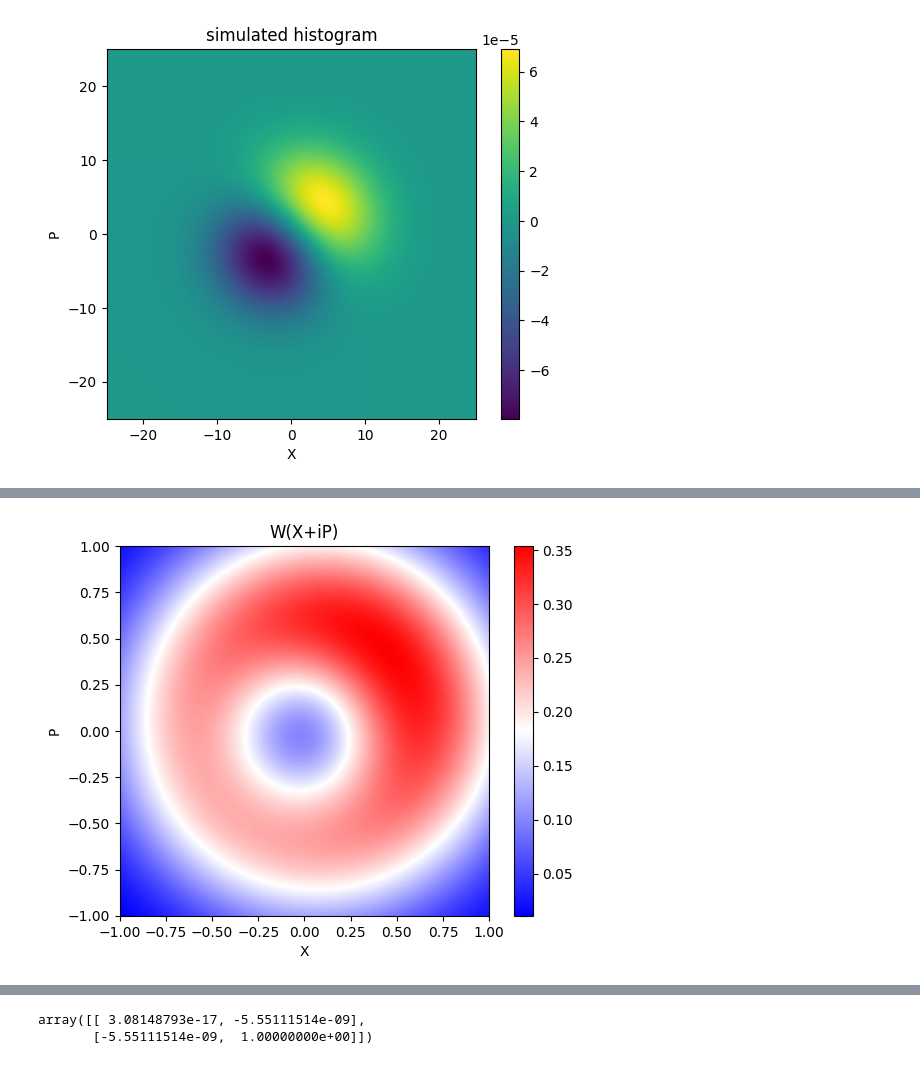
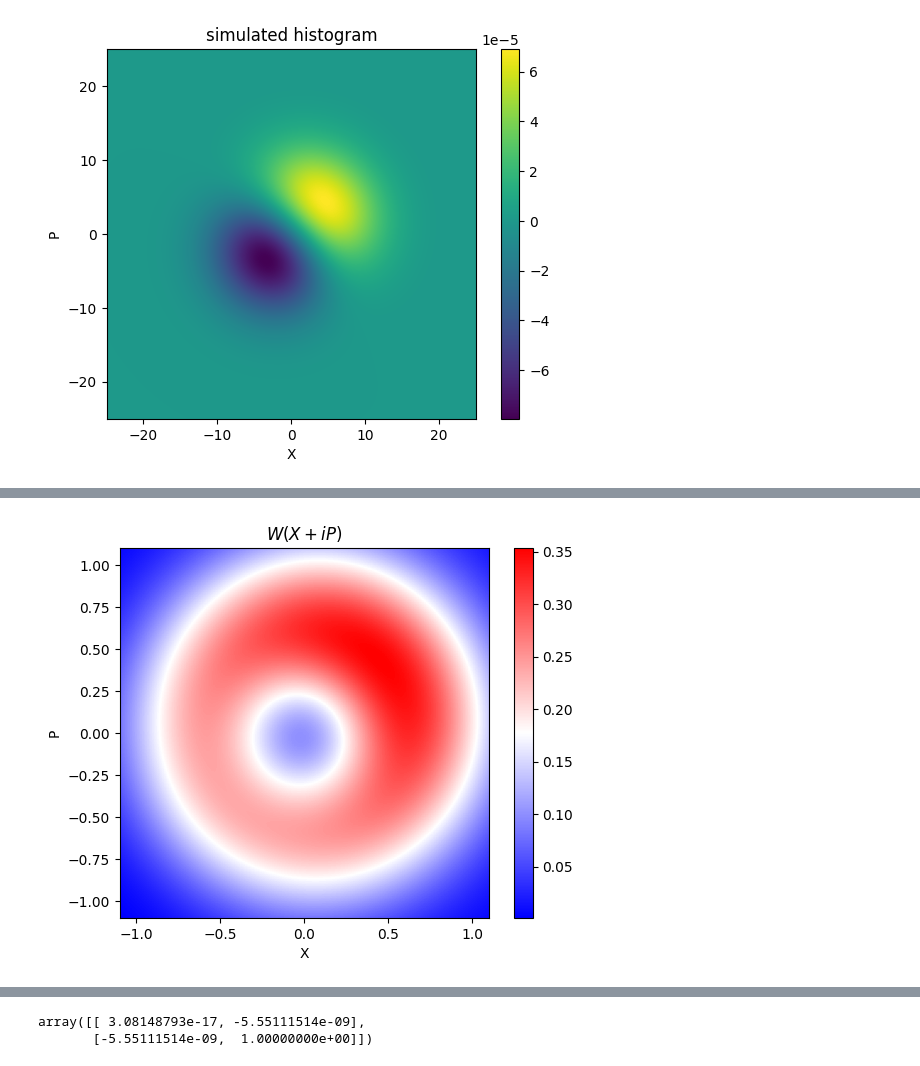
Before and after one commit to ElenBOT/tomography, a Jupyter notebook: examples.ipynb, the cells around one changed output, grey strips where cells are left out. Cells and saved outputs as stored; diff of their text form; code cells hidden in the pictures.

```diff
--- a/examples.ipynb
+++ b/examples.ipynb
@@ -76,10 +76,10 @@ plot_moments_bar_diagram(moments, title='moments of the simulated histogram')
 # Construct winger function from given moments
 lambd = generate_complex_2dcoord(5, 51)
 W = get_winger_function_func(3, 3, lambd, moments)
-alpha = generate_complex_2dcoord(1, 151)
+alpha = generate_complex_2dcoord(1.1, 151)
 W_values = W(alpha)
 # %%
-plot_complex_2dfunc(np.real(W_values), alpha, title='W(X+iP)', cmap='bwr')
+plot_complex_2dfunc(np.real(W_values), alpha, title='$W(X+iP)$', cmap='bwr')
 # %% [output]
-[figure, old version]
+[figure, new version]
 # %%
```
Also changed, not shown: parts of 3 cells of this notebook.
